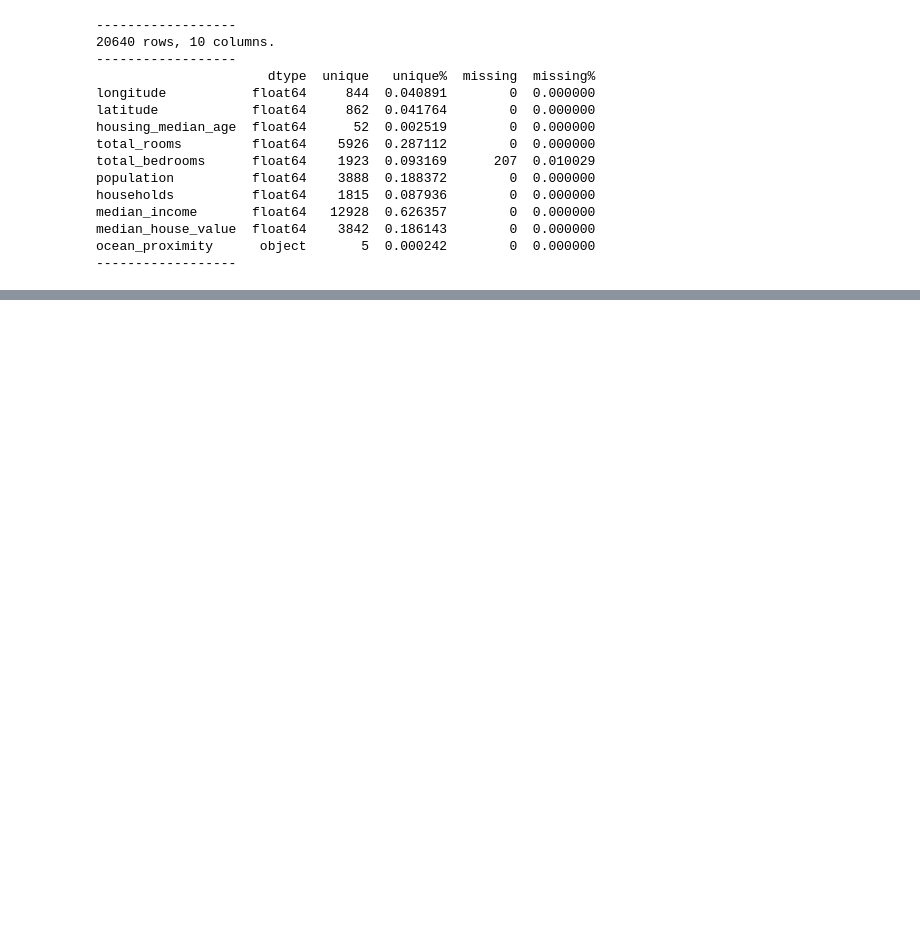
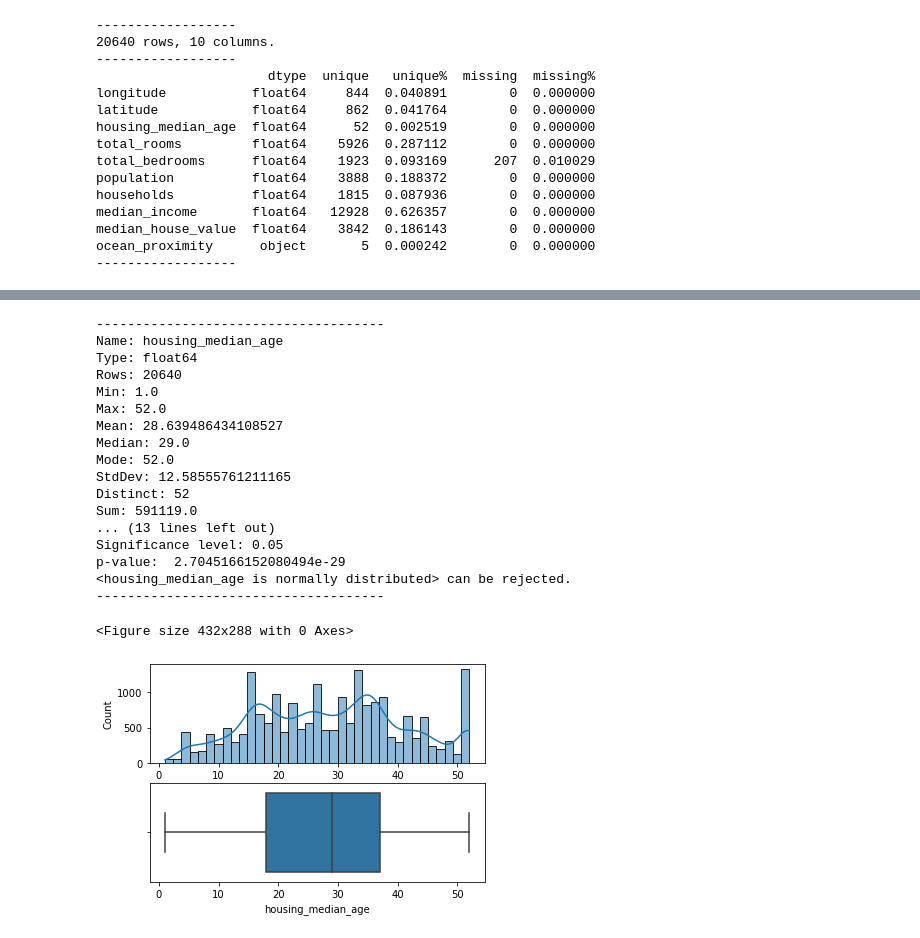
Before and after one commit to HunterKruger/Layzee, a Jupyter notebook: examples/test_dataframe_observer.ipynb, the cells around one changed output, grey strips where cells are left out. Saved outputs shown, nothing was run; the diff lists cells and outputs as text; code cells hidden in the pictures; blank space fills up the shorter version.

```diff
--- a/examples/test_dataframe_observer.ipynb
+++ b/examples/test_dataframe_observer.ipynb
@@ -24,0 +35,22 @@ ocean_proximity      object       5  0.000242        0  0.000000
+# %%
+obs.describe_num_col(df,'housing_median_age')
+# %% [output]
+-------------------------------------
+Name: housing_median_age
+Type: float64
+Rows: 20640
+Min: 1.0
+Max: 52.0
+Mean: 28.639486434108527
+Median: 29.0
+Mode: 52.0
+StdDev: 12.58555761211165
+Distinct: 52
+Sum: 591119.0
+... (13 lines left out)
+Significance level: 0.05
+p-value:  2.7045166152080494e-29
+<housing_median_age is normally distributed> can be rejected.
+-------------------------------------
+<Figure size 432x288 with 0 Axes>
+[figure, added]
```
Also changed, not shown: parts of 17 cells of this notebook, 4 other files.
